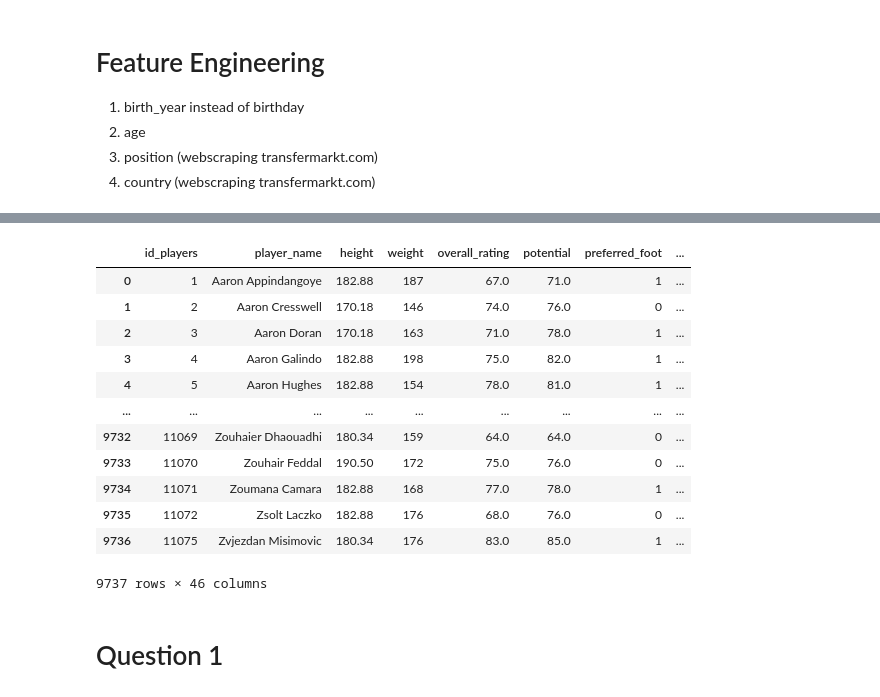
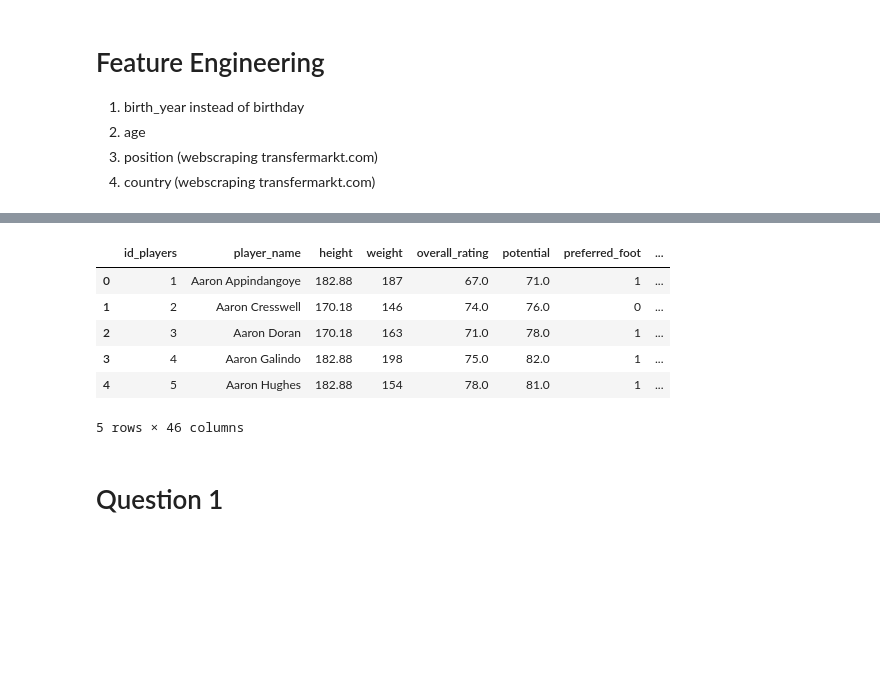
Before and after one commit to falba3/AdvancedDataAnalytics, a Jupyter notebook: notebooks/franco_questions3_5_6.ipynb, the cells around one changed output, grey strips where cells are left out. Saved outputs shown, nothing was run; the diff lists cells and outputs as text; code cells hidden in the pictures; blank space fills up the shorter version.

```diff
--- a/notebooks/franco_questions3_5_6.ipynb
+++ b/notebooks/franco_questions3_5_6.ipynb
@@ -239,21 +239,16 @@ df['position'] = positions
 df['country'] = countries
 df.to_csv('../data/cleaned_players_2.csv', index=False)
 # %%
-pd.read_csv('../data/cleaned_players_2.csv')
+df = pd.read_csv('../data/cleaned_players_2.csv')
+df.head()
 # %% [output]
 |  | id_players | player_name | height | weight | overall_rating | potential | preferred_foot | ... |
 | 0 | 1 | Aaron Appindangoye | 182.88 | 187 | 67.0 | 71.0 | 1 | ... |
 | 1 | 2 | Aaron Cresswell | 170.18 | 146 | 74.0 | 76.0 | 0 | ... |
 | 2 | 3 | Aaron Doran | 170.18 | 163 | 71.0 | 78.0 | 1 | ... |
 | 3 | 4 | Aaron Galindo | 182.88 | 198 | 75.0 | 82.0 | 1 | ... |
 | 4 | 5 | Aaron Hughes | 182.88 | 154 | 78.0 | 81.0 | 1 | ... |
-| ... | ... | ... | ... | ... | ... | ... | ... | ... |
-| 9732 | 11069 | Zouhaier Dhaouadhi | 180.34 | 159 | 64.0 | 64.0 | 0 | ... |
-| 9733 | 11070 | Zouhair Feddal | 190.50 | 172 | 75.0 | 76.0 | 0 | ... |
-| 9734 | 11071 | Zoumana Camara | 182.88 | 168 | 77.0 | 78.0 | 1 | ... |
-| 9735 | 11072 | Zsolt Laczko | 182.88 | 176 | 68.0 | 76.0 | 0 | ... |
-| 9736 | 11075 | Zvjezdan Misimovic | 180.34 | 176 | 83.0 | 85.0 | 1 | ... |
-9737 rows × 46 columns
+5 rows × 46 columns
 # %% [markdown]
 # Question 1
 # %% [markdown]
```
